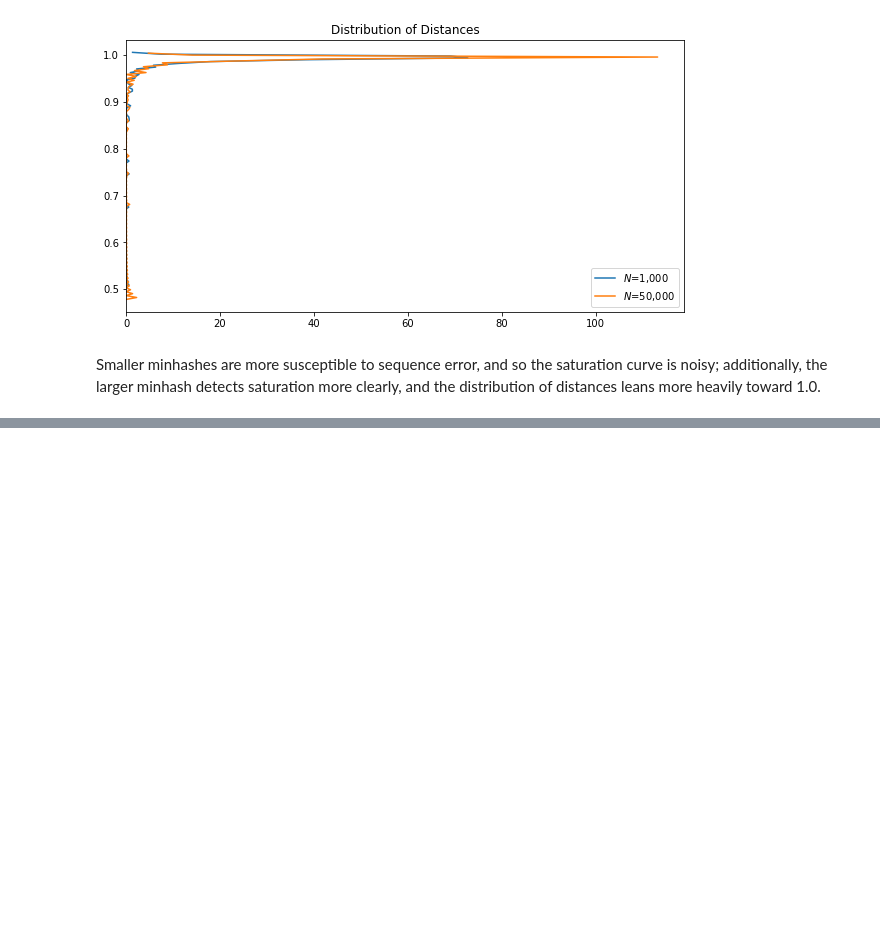
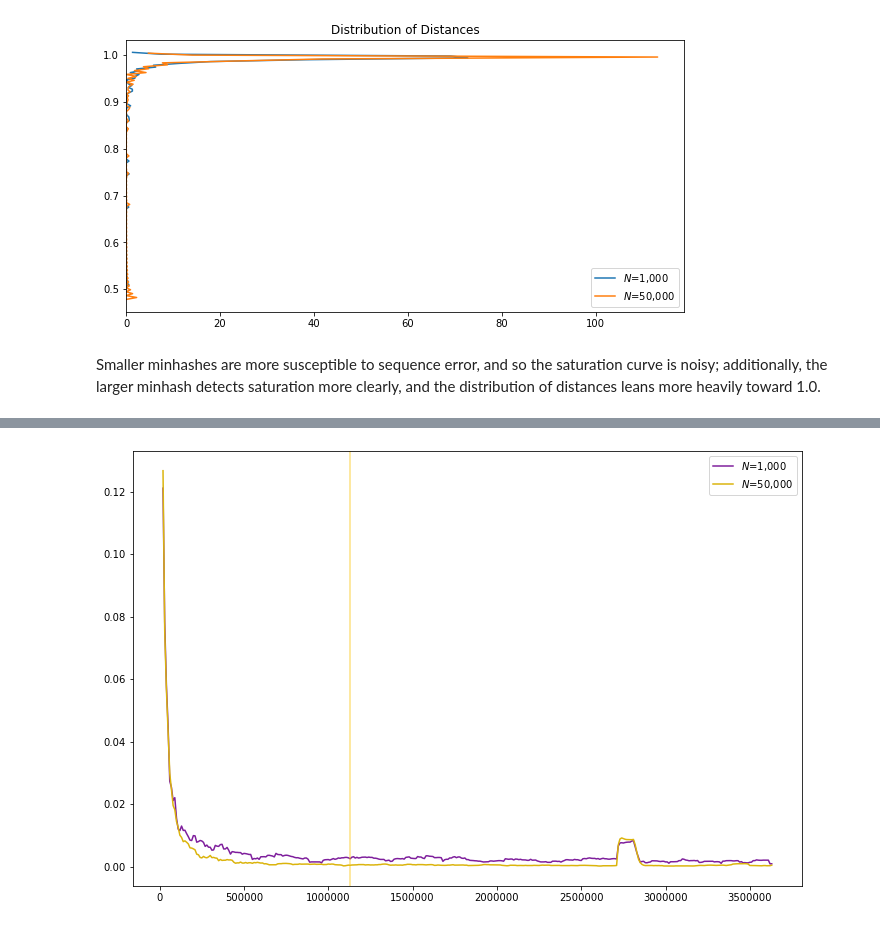
Before and after one commit to camillescott/goetia, a Jupyter notebook: examples/Streaming Sourmash Demo.ipynb, the cells around one changed output, grey strips where cells are left out. Drawn from its saved outputs; the diff is of its cells as text; code cells hidden in the pictures; blank space fills up the shorter version.

```diff
--- a/examples/Streaming Sourmash Demo.ipynb
+++ b/examples/Streaming Sourmash Demo.ipynb
@@ -112,4 +116,4 @@ def sourmash_stream(left, right, N=10000, K=31):
         if state.medium:
             print(n_reads, 'reads.')
 
-    return distances, times, streaming_sig
+    return np.array(distances), np.array(times), streaming_sig
@@ -182,0 +187,36 @@ Smaller minhashes are more susceptible to sequence error, and so the saturation
+# %%
+def sliding_window_stddev(distances, window_size=10):
+    stddevs = np.zeros(len(distances) - window_size + 1)
+    for i in range(0, len(distances) - window_size + 1):
+        stddevs[i] = np.std(distances[i:i+window_size])
+    return stddevs
+# %%
+with FigureManager(show=True, figsize=(12,8)) as (fig, ax):
+    cutoff = .0005
+    window_size = 10
+
+    std_small = sliding_window_stddev(distances_small, window_size=window_size)
+    sat_small = None
+    for i, val in enumerate(std_small):
+        if val < cutoff:
+            sat_small = i
+            break
+
+    std_large = sliding_window_stddev(distances_large, window_size=window_size)
+    sat_large = None
+    for i, val in enumerate(std_large):
+        if val < cutoff:
+            sat_large = i
+            break
+
+    ax = sns.lineplot(times_small[:-window_size + 1], std_small, label='$N$=1,000', color=sns.xkcd_rgb['purple'], ax=ax)
+    ax = sns.lineplot(times_large[:-window_size + 1], std_large, label='$N$=50,000', ax=ax, color=sns.xkcd_rgb['gold'])
+
+    if sat_small is not None:
+        ax.axvline(times_small[sat_small + window_size // 2], alpha=.5, color=sns.xkcd_rgb['light purple'],
+                   label='$N$=1,000 Saturation')
+    if sat_large is not None:
+        ax.axvline(times_large[sat_large + window_size // 2], alpha=.5, color=sns.xkcd_rgb['goldenrod'],
+                   label='$N$=50,000 Saturation')
+# %% [output]
+[figure, added]
```
Also changed, not shown: parts of 3 cells of this notebook, 1 other file.
